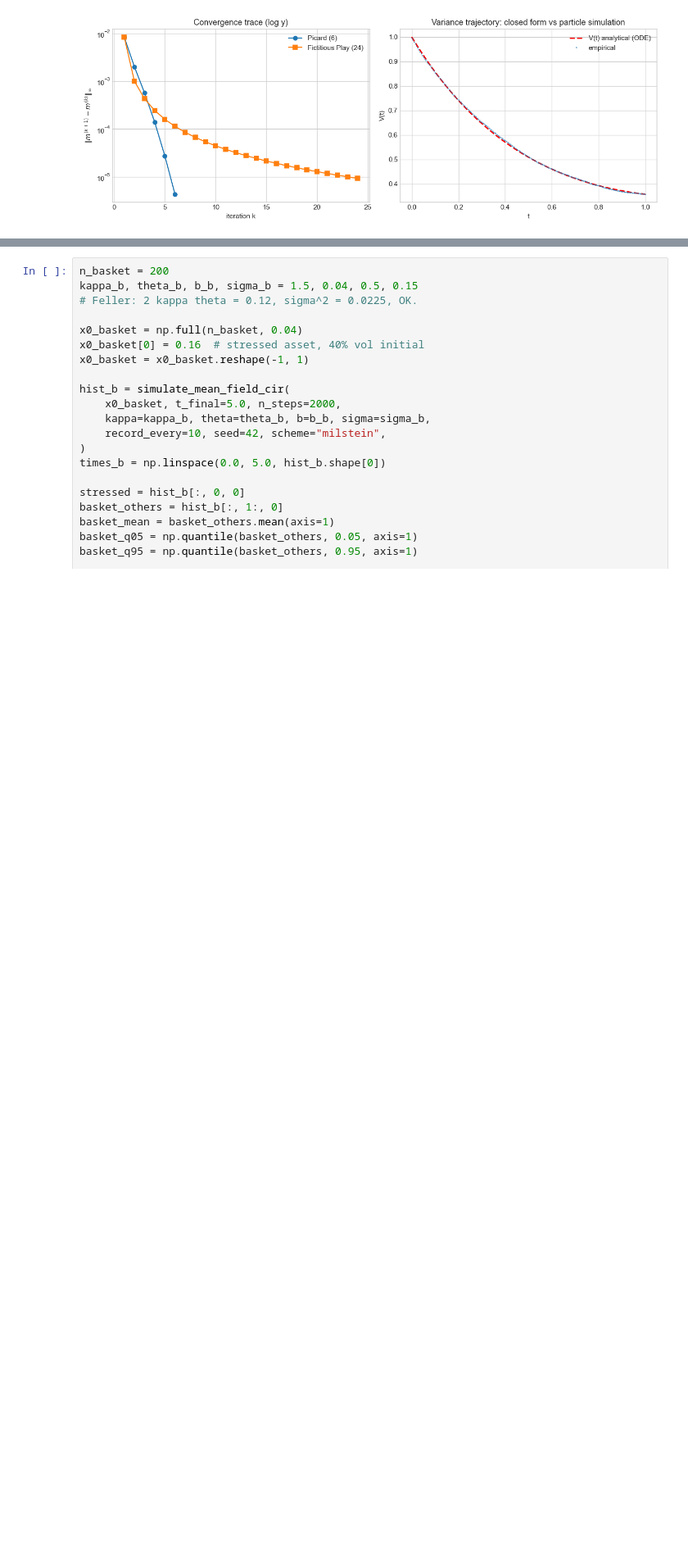
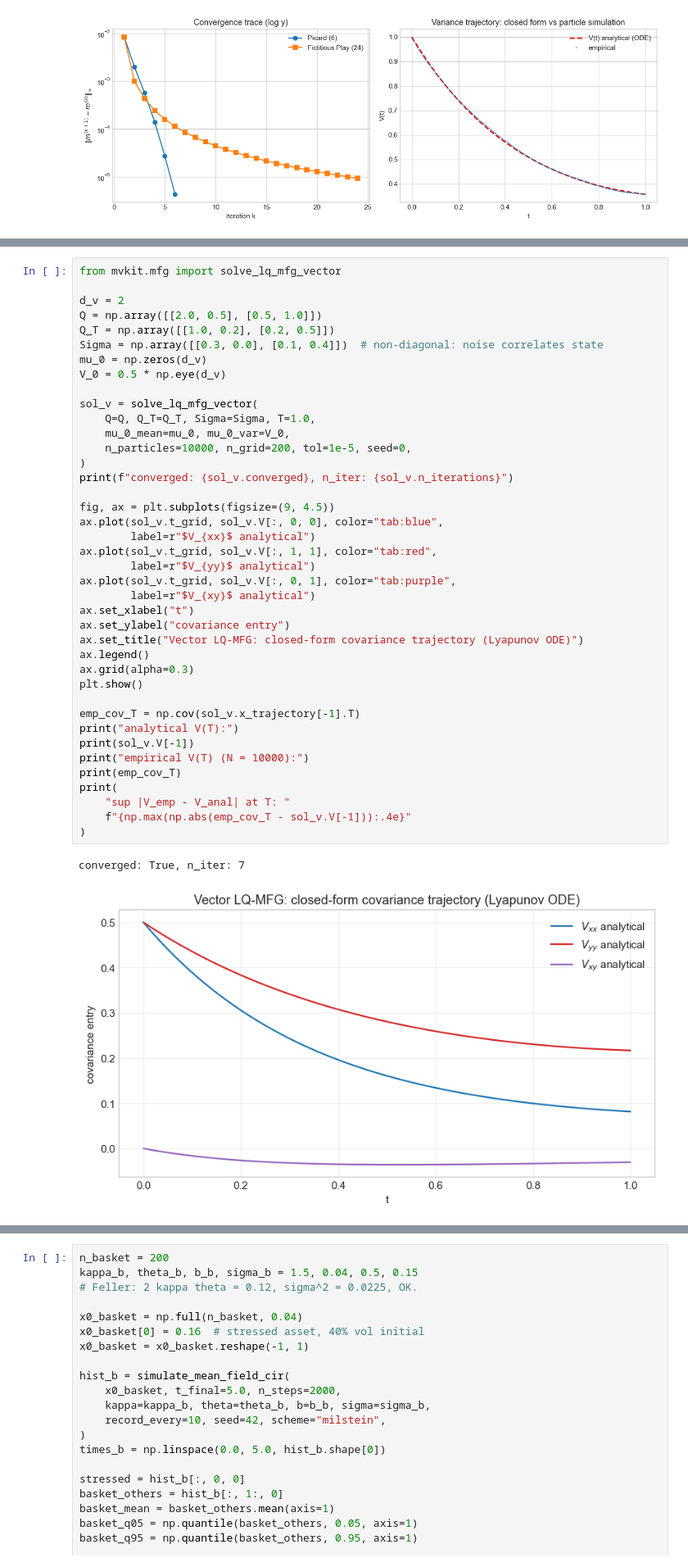
Before and after one commit to TriGo06/MVKit, a Jupyter notebook: notebooks/mvkit_tour.ipynb, the cells around one changed output, grey strips where cells are left out. Shown at 82% size. Saved outputs shown, nothing was run; the diff lists cells and outputs as text; blank space fills up the shorter version.

```diff
--- a/notebooks/mvkit_tour.ipynb
+++ b/notebooks/mvkit_tour.ipynb
@@ -368,0 +557,43 @@ Left: Picard hits the tolerance in roughly ten iterations with clean geometric d
+# %%
+from mvkit.mfg import solve_lq_mfg_vector
+
+d_v = 2
+Q = np.array([[2.0, 0.5], [0.5, 1.0]])
+Q_T = np.array([[1.0, 0.2], [0.2, 0.5]])
+Sigma = np.array([[0.3, 0.0], [0.1, 0.4]])  # non-diagonal: noise correlates state
+mu_0 = np.zeros(d_v)
+V_0 = 0.5 * np.eye(d_v)
+
+sol_v = solve_lq_mfg_vector(
+    Q=Q, Q_T=Q_T, Sigma=Sigma, T=1.0,
+    mu_0_mean=mu_0, mu_0_var=V_0,
+    n_particles=10000, n_grid=200, tol=1e-5, seed=0,
+)
+print(f"converged: {sol_v.converged}, n_iter: {sol_v.n_iterations}")
+
+fig, ax = plt.subplots(figsize=(9, 4.5))
+ax.plot(sol_v.t_grid, sol_v.V[:, 0, 0], color="tab:blue",
+        label=r"$V_{xx}$ analytical")
+ax.plot(sol_v.t_grid, sol_v.V[:, 1, 1], color="tab:red",
+        label=r"$V_{yy}$ analytical")
+ax.plot(sol_v.t_grid, sol_v.V[:, 0, 1], color="tab:purple",
+        label=r"$V_{xy}$ analytical")
+ax.set_xlabel("t")
+ax.set_ylabel("covariance entry")
+ax.set_title("Vector LQ-MFG: closed-form covariance trajectory (Lyapunov ODE)")
+ax.legend()
+ax.grid(alpha=0.3)
+plt.show()
+
+emp_cov_T = np.cov(sol_v.x_trajectory[-1].T)
+print("analytical V(T):")
+print(sol_v.V[-1])
+print("empirical V(T) (N = 10000):")
+print(emp_cov_T)
+print(
+    "sup |V_emp - V_anal| at T: "
+    f"{np.max(np.abs(emp_cov_T - sol_v.V[-1])):.4e}"
+)
+# %% [output]
+converged: True, n_iter: 7
+[figure, added]
```
Also changed, not shown: parts of 33 cells of this notebook, 1 other file.
